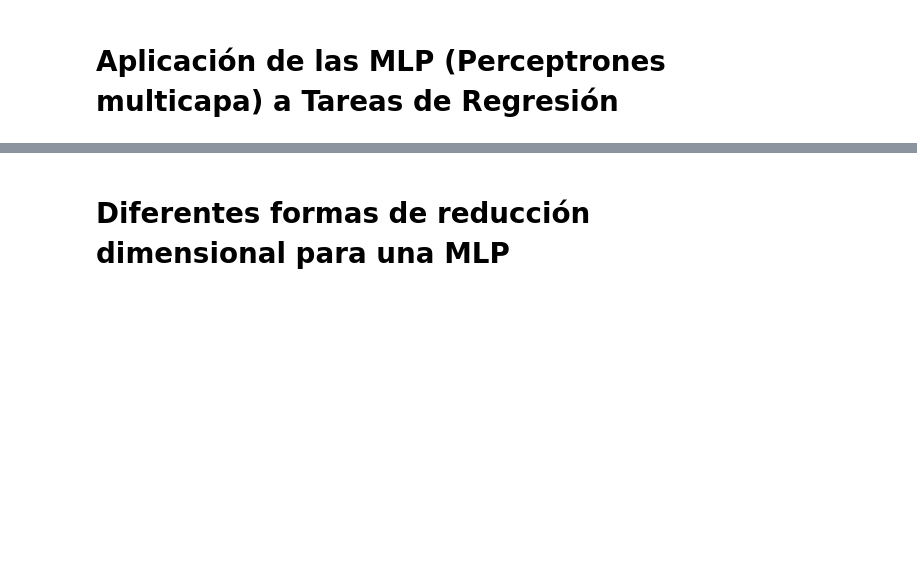
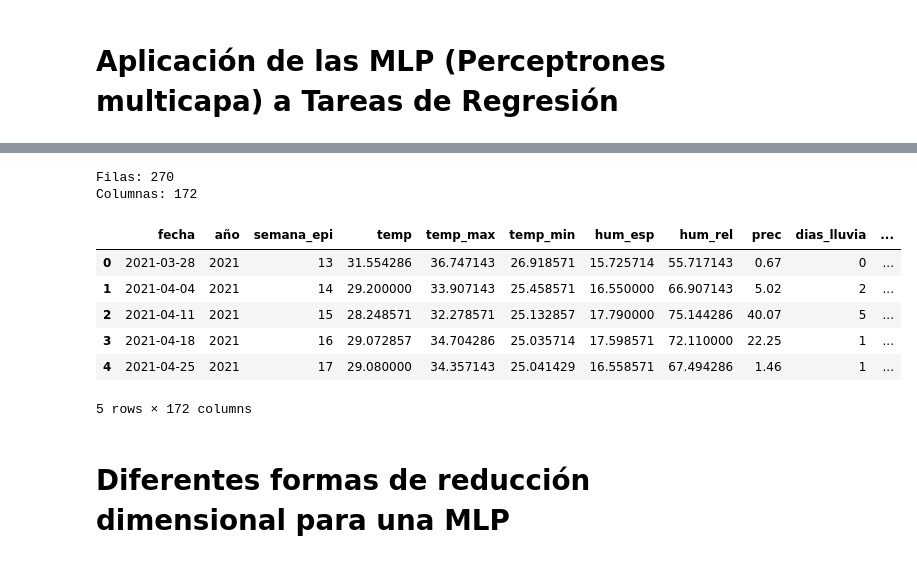
Before and after one commit to marco-canas/machine_learning_idalina, a Jupyter notebook: 6_redes_neuronales/1_scripts/modelo_red_neuronal_MLP_y_secuencia_aprendizaje/00_modelo_MLP.ipynb, the cells around one changed output, grey strips where cells are left out. Saved outputs shown, nothing was run; the diff lists cells and outputs as text; code cells hidden in the pictures; blank space fills up the shorter version.

```diff
--- a/6_redes_neuronales/1_scripts/modelo_red_neuronal_MLP_y_secuencia_aprendizaje/00_modelo_MLP.ipynb
+++ b/6_redes_neuronales/1_scripts/modelo_red_neuronal_MLP_y_secuencia_aprendizaje/00_modelo_MLP.ipynb
@@ -1,2 +1,32 @@
 # %% [markdown]
 # Aplicación de las MLP (Perceptrones multicapa) a Tareas de Regresión
+# %%
+
+from pathlib import Path
+from datetime import datetime
+
+RUTA_PROYECTO = Path(
+    r"C:\Users\marco\Documentos\investigacion"
+    r"\machine_learning_idalina\6_redes_neuronales"
+)
+
+RUTA_DATOS_RAW = RUTA_PROYECTO / "2_datos" / "1_raw"
+
+RUTA_PROCESADOS = RUTA_PROYECTO / "2_datos" / "2_procesados"
+
+RUTA_RESULTADOS = RUTA_PROCESADOS / "resultados_mlp"
+
+RUTA_PROCESADOS.mkdir(parents=True, exist_ok=True)
+RUTA_RESULTADOS.mkdir(parents=True, exist_ok=True)
+
+print("Proyecto:")
+print(RUTA_PROYECTO)
+
+print("\nDatos originales:")
+print(RUTA_DATOS_RAW)
+
+print("\nDatos procesados:")
+print(RUTA_PROCESADOS)
+
+print("\nResultados MLP:")
+print(RUTA_RESULTADOS)
@@ -3,8 +45,29 @@
 # %%
 import pandas as pd
 
-df = pd.read_excel(r"C:\Users\marco\Documentos\investigacion\machine_learning_idalina\6_redes_neuronales\2_datos\1_raw\2_meteo_epi_2021-2026_1_rezagos.xlsx")
-df
+RUTA_EXCEL = (
+    RUTA_DATOS_RAW /
+    "2_meteo_epi_2021-2026_1_rezagos.xlsx"
+)
+
+df = pd.read_excel(   RUTA_EXCEL,   parse_dates=["fecha"])
+
+df = df.sort_values("fecha").reset_index(drop=True)
+
+print("Filas:", len(df))
+print("Columnas:", len(df.columns))
+
+df.head()
+# %% [output]
+Filas: 270
+Columnas: 172
+|  | fecha | año | semana_epi | temp | temp_max | temp_min | hum_esp | hum_rel | prec | dias_lluvia | ... |
+| 0 | 2021-03-28 | 2021 | 13 | 31.554286 | 36.747143 | 26.918571 | 15.725714 | 55.717143 | 0.67 | 0 | ... |
+| 1 | 2021-04-04 | 2021 | 14 | 29.200000 | 33.907143 | 25.458571 | 16.550000 | 66.907143 | 5.02 | 2 | ... |
+| 2 | 2021-04-11 | 2021 | 15 | 28.248571 | 32.278571 | 25.132857 | 17.790000 | 75.144286 | 40.07 | 5 | ... |
+| 3 | 2021-04-18 | 2021 | 16 | 29.072857 | 34.704286 | 25.035714 | 17.598571 | 72.110000 | 22.25 | 1 | ... |
+| 4 | 2021-04-25 | 2021 | 17 | 29.080000 | 34.357143 | 25.041429 | 16.558571 | 67.494286 | 1.46 | 1 | ... |
+5 rows × 172 columns
 # %%
 df.columns.to_numpy
 # %%
```
Also changed, not shown: parts of 2 cells of this notebook, 1 other file.
